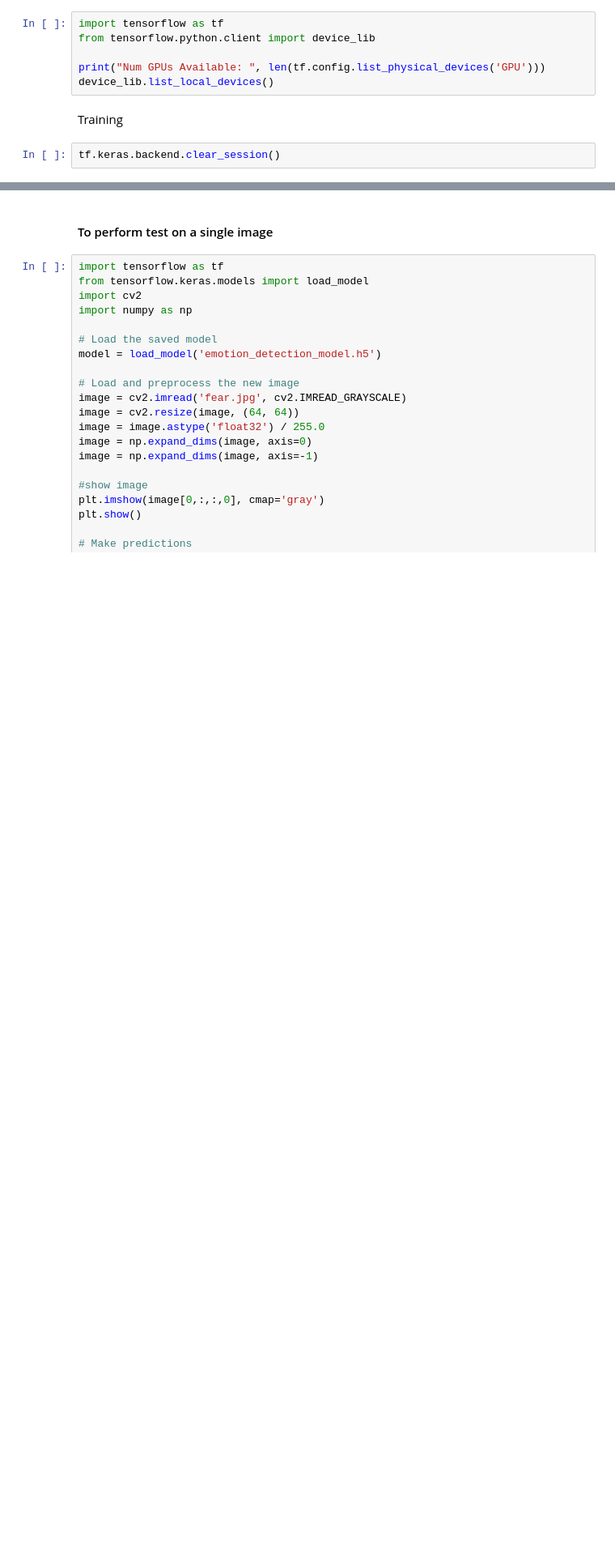
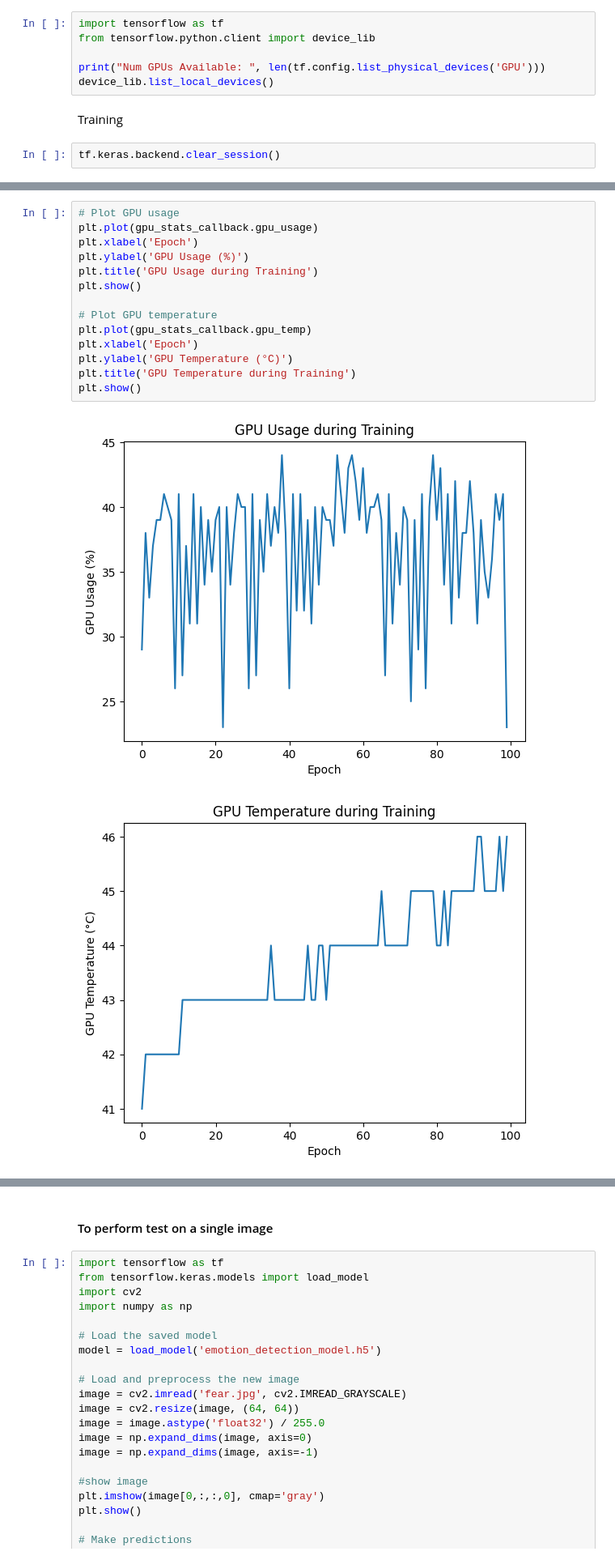
Before and after one commit to lnavneet331/project, a Jupyter notebook: femo.ipynb, the cells around one changed output, grey strips where cells are left out. Shown at 81% size. Cells and saved outputs as stored; diff of their text form; blank space fills up the shorter version.

```diff
--- a/femo.ipynb
+++ b/femo.ipynb
@@ -322,0 +263,17 @@ model.evaluate(validation_images_reshaped, validation_labels_encoded)
+# %%
+# Plot GPU usage
+plt.plot(gpu_stats_callback.gpu_usage)
+plt.xlabel('Epoch')
+plt.ylabel('GPU Usage (%)')
+plt.title('GPU Usage during Training')
+plt.show()
+
+# Plot GPU temperature
+plt.plot(gpu_stats_callback.gpu_temp)
+plt.xlabel('Epoch')
+plt.ylabel('GPU Temperature (°C)')
+plt.title('GPU Temperature during Training')
+plt.show()
+# %% [output]
+[figure, added]
+[figure, added]
```
Also changed, not shown: parts of 19 cells of this notebook.
